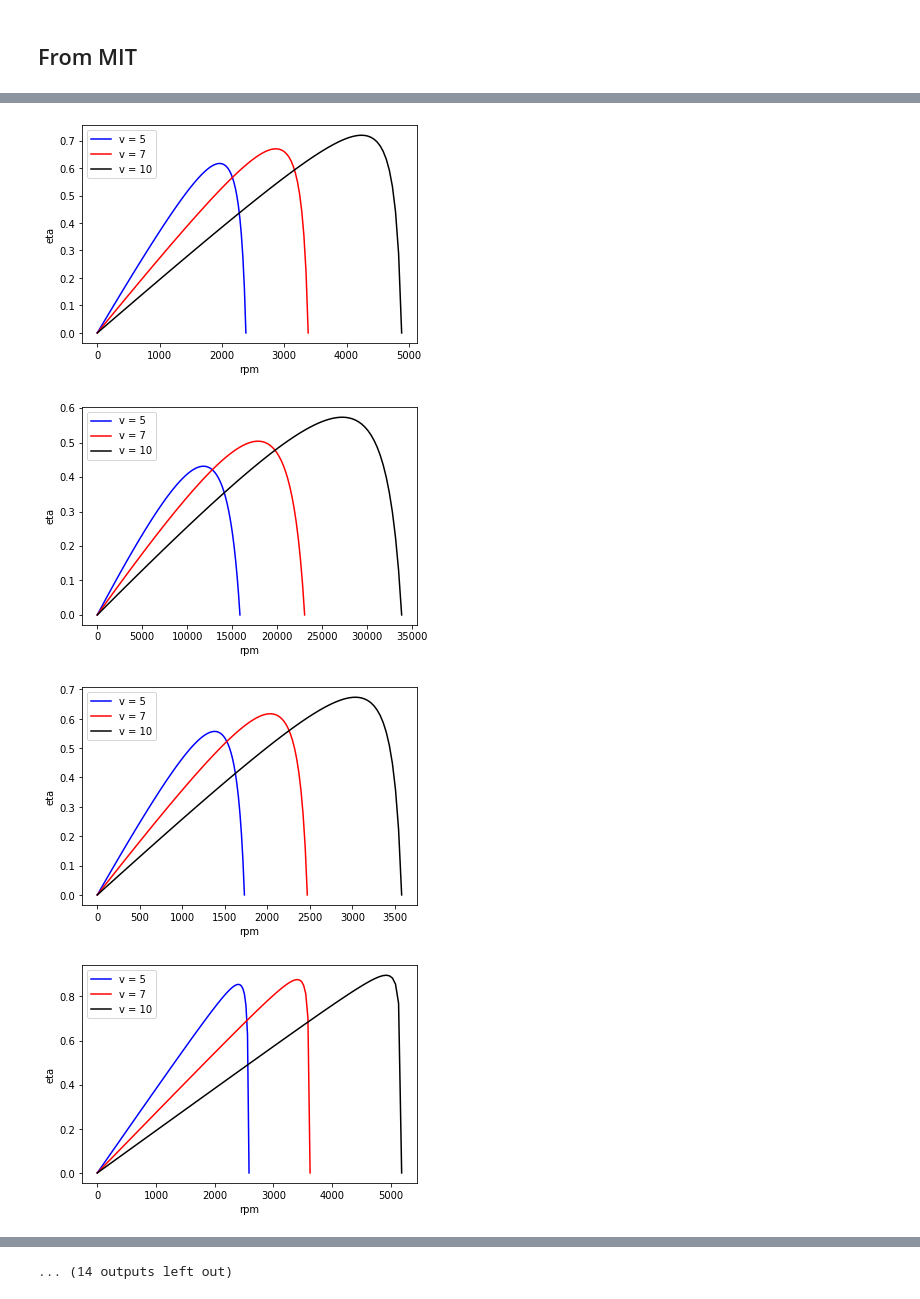
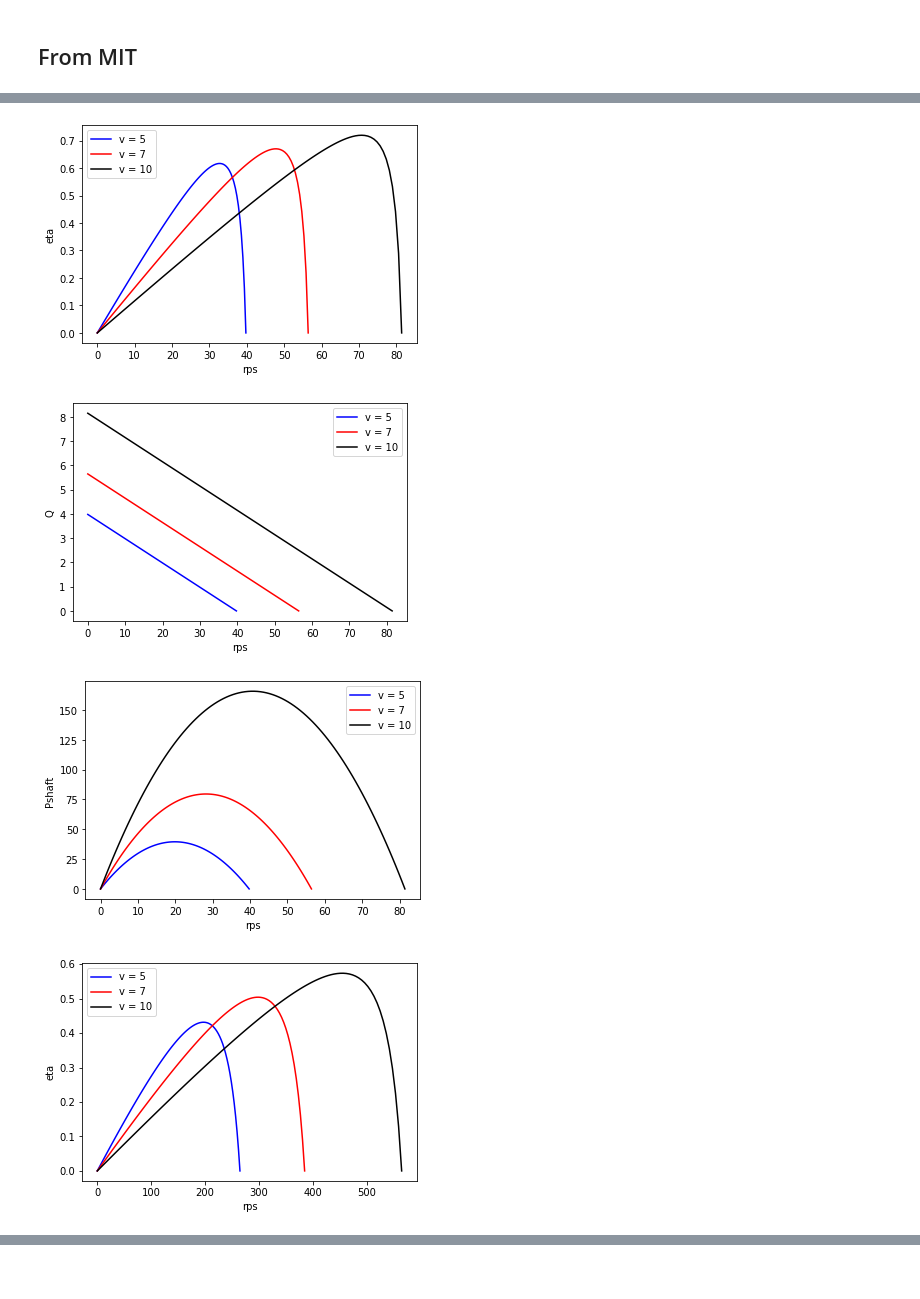
Before and after one commit to Fishabh/aae451-notebook, a Jupyter notebook: propulsion.ipynb, the cells around one changed output, grey strips where cells are left out. Drawn from its saved outputs; the diff is of its cells as text; code cells hidden in the pictures; blank space fills up the shorter version.

```diff
--- a/propulsion.ipynb
+++ b/propulsion.ipynb
@@ -57,3 +61,5 @@ n = out()
 # %%
 eta_m = lambda kv, R, i0, v: (1 - (i0*R)/(v - omega / kv))*(omega / (v*kv))
+Q_m = lambda kv, R, i0, v: ((v - (omega / kv)) * (1 / R) - i0) * (1 / kv)
+Pshaft = lambda kv, R, i0, v: ((v - (omega / kv)) * (1 / R) - i0) * (omega / kv)
 # %% [markdown]
@@ -63,38 +73,42 @@ $$\Omega = K_v(v - i_0R)$$
 # %%
 import matplotlib
 import matplotlib.pyplot as plt
 import numpy as np
 
 num = 26 ## number of entries in the excel file
+motor_names = np.array(data['Model'])[0:num]
 lines = np.array([i for i in range(num)])
-kv = np.array(data['KV [RPM/V]'])[0:num]
+kv = np.array(data['KV [RPM/V]'])[0:num] / 60 # equation requires rad/s/volt
 R = np.array(data['Resistance [Ohms]'])[0:num]
 i0 = np.array(data['No load current at 10 V [A]'])[0:num]
 #v = np.random.randint(high= 11, low= 8, size=3, replace=False)
-v = [5,7,10]
+v = [5,7,10] ##check battery voltages
 
 rgb = ['blue', 'red', 'black']
 
-for line in lines:
+functions = {'eta': eta_m, 'Q': Q_m, 'Pshaft': Pshaft}
+
+for line in lines[0:2]: ## to keep it brief for now!!!
     if kv[line] is str:
         pass
     elif R[line] is str:
         pass
     elif i0[line] is str:
         pass
     else:
-        plt.figure()
-        for j in range(len(v)):
-            omega = np.linspace(0, kv[line]*(v[j] - i0[line]*R[line]), 100)
+        for fun in functions:
+            plt.figure()
+            for j in range(len(v)):
+                omega = np.linspace(0, kv[line]*(v[j] - i0[line]*R[line]), 100)
 
-            eta = np.array(eta_m(kv = kv[line], R=R[line], i0=i0[line], v=v[j]))
+                func = np.array(functions[fun](kv = kv[line], R=R[line], i0=i0[line], v=v[j]))
 
-            plt.plot(omega, eta, color=rgb[j], label= 'v = ' + str(v[j]))
-            plt.xlabel('rpm')
-            plt.ylabel('eta')
-        plt.legend()
+                plt.plot(omega, func, color=rgb[j], label= 'v = ' + str(v[j]))
+                plt.xlabel('rps')
+                plt.ylabel(fun)
+            plt.legend()
 # %% [output]
-[figure, old version]
+[figure, new version]
-[figure, old version]
+[figure, new version]
-[figure, old version]
+[figure, new version]
-[figure, old version]
+[figure, new version]
@@ -109 +116,0 @@ for line in lines:
-... (14 outputs left out)
```
Also changed, not shown: parts of 12 cells of this notebook, 4 other files.
